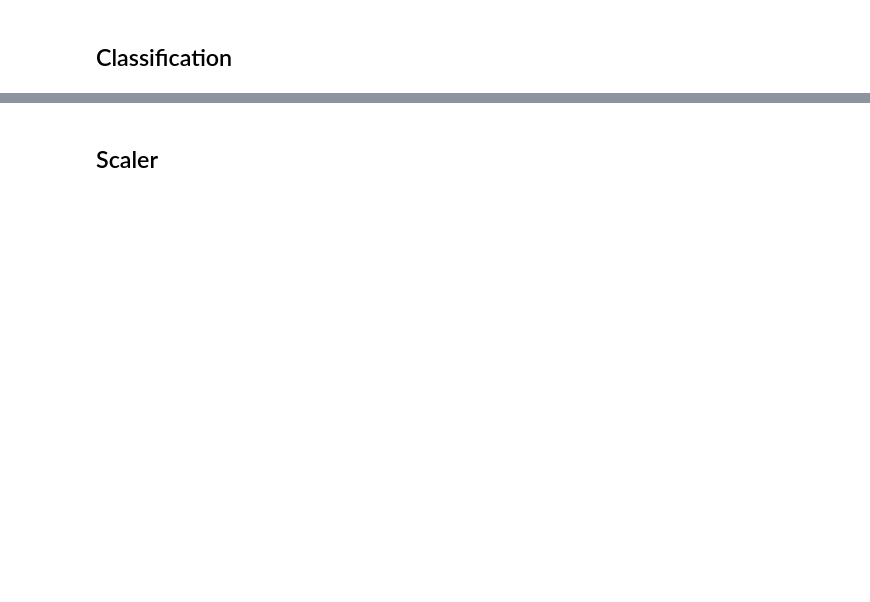
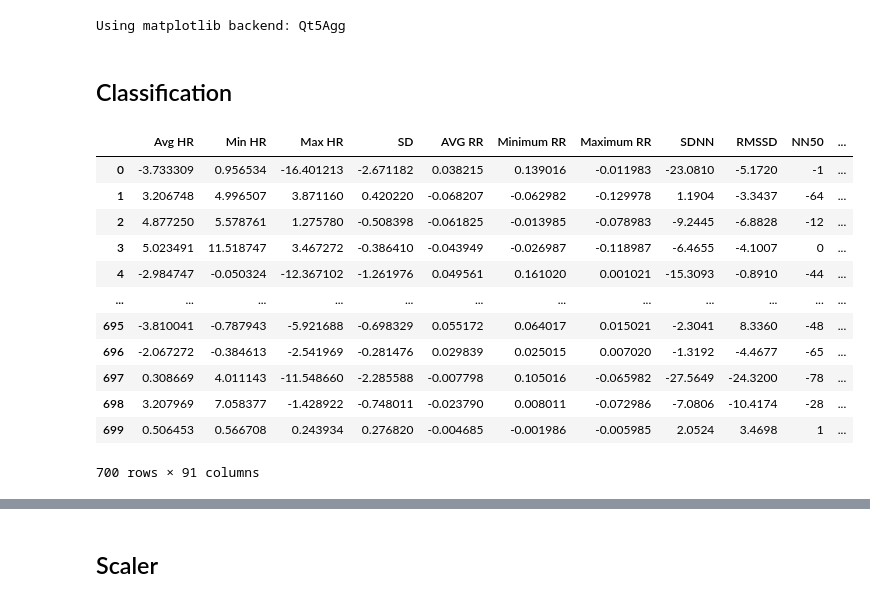
Before and after one commit to rodrigolima6/Physiological_Data, a Jupyter notebook: Classification.ipynb, the cells around one changed output, grey strips where cells are left out. Drawn from its saved outputs; the diff is of its cells as text; code cells hidden in the pictures; blank space fills up the shorter version.

```diff
--- a/Classification.ipynb
+++ b/Classification.ipynb
@@ -1,28 +1,56 @@
 # %%
 %reload_ext autoreload
 %autoreload 2
+%matplotlib
 import os,sys
 import matplotlib.pyplot as plt
 import seaborn as sns
 import sklearn
+import itertools
+import scipy.stats
+from sklearn import metrics
+from sklearn.experimental import enable_iterative_imputer
+from sklearn.impute import IterativeImputer,SimpleImputer
 from sklearn.model_selection import train_test_split,cross_val_score,KFold,RepeatedKFold,LeaveOneOut,LeavePOut,ShuffleSplit,StratifiedKFold,StratifiedShuffleSplit
 from sklearn.model_selection import LeaveOneGroupOut,LeavePGroupsOut,GroupKFold,LeavePGroupsOut,GroupShuffleSplit
 from sklearn.preprocessing import StandardScaler,MinMaxScaler
 from sklearn import feature_selection, svm
-from sklearn.decomposition import FastICA, PCA
+from sklearn.decomposition import FastICA, PCA, IncrementalPCA
 from sklearn import ensemble
+from sklearn.multioutput import MultiOutputRegressor,MultiOutputClassifier
+from sklearn.multiclass import OneVsRestClassifier
 from sklearn.inspection import permutation_importance
 from sklearn import neighbors,tree
-from sklearn.neural_network import MLPClassifier
+from sklearn.neural_network import MLPClassifier,MLPRegressor
+from sklearn.linear_model import LinearRegression,Ridge,Lasso
+from sklearn.cluster import KMeans
+from sklearn.discriminant_analysis import LinearDiscriminantAnalysis
 import pickle
-module_path = os.path.abspath(os.path.join('C:\\Users\\Rodrigo\\Desktop\\PhD\\1st Study'))
-if module_path not in sys.path:
-    sys.path.append(module_path)
-from Process_Features import *
+import pandas as pd
+import numpy as np
+# module_path = os.path.abspath(os.path.join('C:\\Users\\Rodrigo\\Desktop\\PhD\\1st Study'))
+# if module_path not in sys.path:
+#     sys.path.append(module_path)
+# from Process_Features import *
+# %% [output]
+Using matplotlib backend: Qt5Agg
 # %% [markdown]
 ## Classification
 # %%
-dataframe = pd.read_csv("G://O meu disco//PhD//1st Study//Physiological_Data//Results//Features.csv",sep=";",index_col=False)
-# del dataframe["Unnamed: 0"]
+dataframe = pd.read_csv(r'G:\O meu disco\PhD\1st Study\Physiological_Data\Results\Features_full_delta.csv',sep=";",index_col=False)
 dataframe
+# %% [output]
+|  | Avg HR | Min HR | Max HR | SD | AVG RR | Minimum RR | Maximum RR | SDNN | RMSSD | NN50 | ... |
+| 0 | -3.733309 | 0.956534 | -16.401213 | -2.671182 | 0.038215 | 0.139016 | -0.011983 | -23.0810 | -5.1720 | -1 | ... |
+| 1 | 3.206748 | 4.996507 | 3.871160 | 0.420220 | -0.068207 | -0.062982 | -0.129978 | 1.1904 | -3.3437 | -64 | ... |
+| 2 | 4.877250 | 5.578761 | 1.275780 | -0.508398 | -0.061825 | -0.013985 | -0.078983 | -9.2445 | -6.8828 | -12 | ... |
+| 3 | 5.023491 | 11.518747 | 3.467272 | -0.386410 | -0.043949 | -0.026987 | -0.118987 | -6.4655 | -4.1007 | 0 | ... |
+| 4 | -2.984747 | -0.050324 | -12.367102 | -1.261976 | 0.049561 | 0.161020 | 0.001021 | -15.3093 | -0.8910 | -44 | ... |
+| ... | ... | ... | ... | ... | ... | ... | ... | ... | ... | ... | ... |
+| 695 | -3.810041 | -0.787943 | -5.921688 | -0.698329 | 0.055172 | 0.064017 | 0.015021 | -2.3041 | 8.3360 | -48 | ... |
+| 696 | -2.067272 | -0.384613 | -2.541969 | -0.281476 | 0.029839 | 0.025015 | 0.007020 | -1.3192 | -4.4677 | -65 | ... |
+| 697 | 0.308669 | 4.011143 | -11.548660 | -2.285588 | -0.007798 | 0.105016 | -0.065982 | -27.5649 | -24.3200 | -78 | ... |
+| 698 | 3.207969 | 7.058377 | -1.428922 | -0.748011 | -0.023790 | 0.008011 | -0.072986 | -7.0806 | -10.4174 | -28 | ... |
+| 699 | 0.506453 | 0.566708 | 0.243934 | 0.276820 | -0.004685 | -0.001986 | -0.005985 | 2.0524 | 3.4698 | 1 | ... |
+700 rows × 91 columns
 # %%
```
Also changed, not shown: parts of 73 cells of this notebook, 27 other files.
